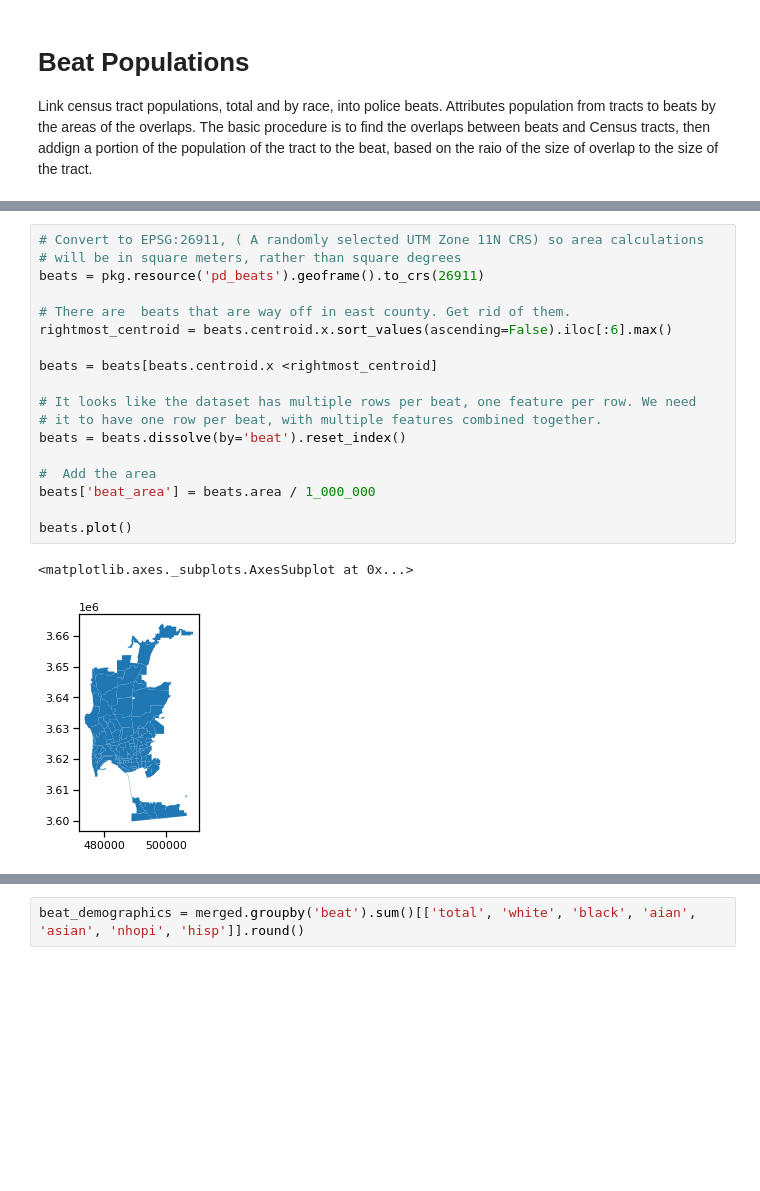
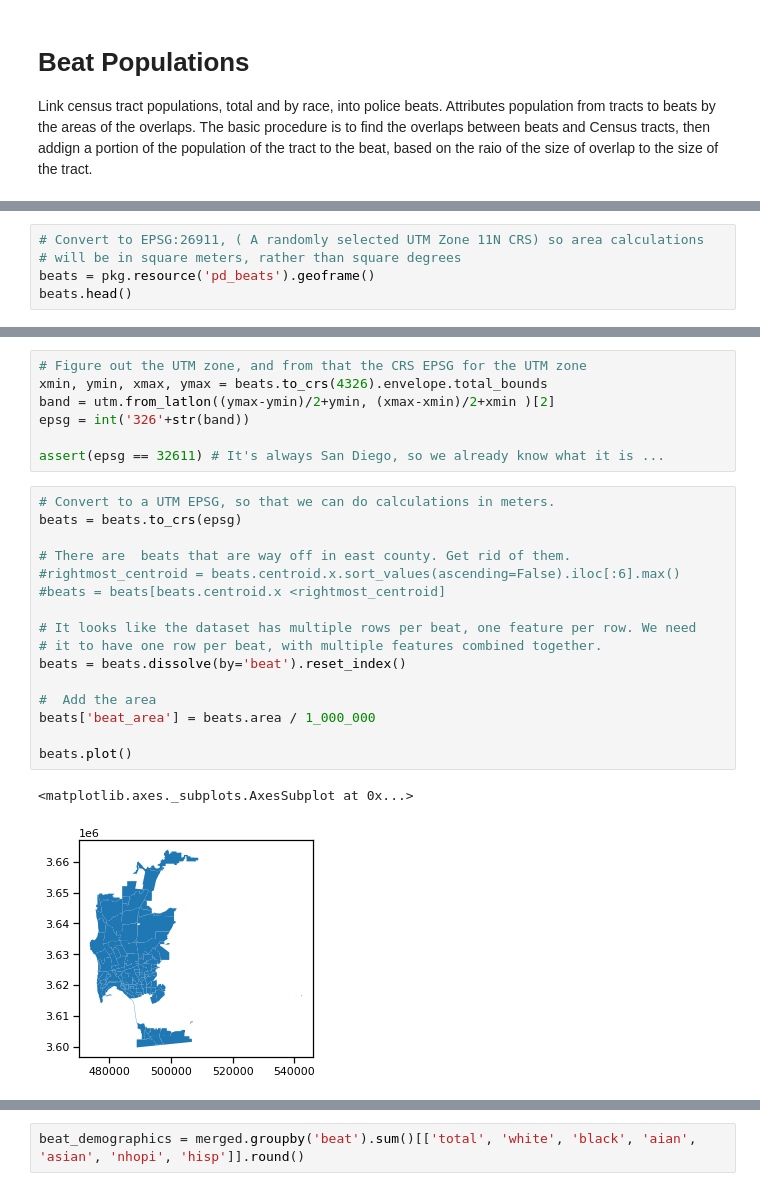
Before and after one commit to metatab-packages/sandiego.gov-police_regions, a Jupyter notebook: notebooks/BeatPopulations-executed.ipynb, the cells around one changed output, grey strips where cells are left out. Cells and saved outputs as stored; diff of their text form; blank space fills up the shorter version.

```diff
--- a/notebooks/BeatPopulations-executed.ipynb
+++ b/notebooks/BeatPopulations-executed.ipynb
@@ -50,0 +52,5 @@ ego.gov/sandiego.gov-police_regions/notebooks/BeatPopulations.ipynb) that
+# %%
+# Convert to EPSG:26911, ( A randomly selected UTM Zone 11N CRS) so area calculations
+# will be in square meters, rather than square degrees
+beats = pkg.resource('pd_beats').geoframe()
+beats.head()
@@ -51,22 +64,27 @@ ego.gov/sandiego.gov-police_regions/notebooks/BeatPopulations.ipynb) that
+# %%
+# Figure out the UTM zone, and from that the CRS EPSG for the UTM zone
+xmin, ymin, xmax, ymax = beats.to_crs(4326).envelope.total_bounds
+band = utm.from_latlon((ymax-ymin)/2+ymin, (xmax-xmin)/2+xmin )[2]
+epsg = int('326'+str(band))
+
+assert(epsg == 32611) # It's always San Diego, so we already know what it is ...
 # %%
-# Convert to EPSG:26911, ( A randomly selected UTM Zone 11N CRS) so area calculations
-# will be in square meters, rather than square degrees
-beats = pkg.resource('pd_beats').geoframe().to_crs(26911)
+# Convert to a UTM EPSG, so that we can do calculations in meters.
+beats = beats.to_crs(epsg)
 
 # There are  beats that are way off in east county. Get rid of them.
-rightmost_centroid = beats.centroid.x.sort_values(ascending=False).iloc[:6].max()
-
-beats = beats[beats.centroid.x <rightmost_centroid]
+#rightmost_centroid = beats.centroid.x.sort_values(ascending=False).iloc[:6].max()
+#beats = beats[beats.centroid.x <rightmost_centroid]
 
 # It looks like the dataset has multiple rows per beat, one feature per row. We need
 # it to have one row per beat, with multiple features combined together.
 beats = beats.dissolve(by='beat').reset_index()
 
 #  Add the area
 beats['beat_area'] = beats.area / 1_000_000
 
 beats.plot()
 # %% [output]
 <matplotlib.axes._subplots.AxesSubplot at 0x...>
-[figure, old version]
+[figure, new version]
 # %%
```
Also changed, not shown: parts of 13 cells of this notebook, 24 other files.
